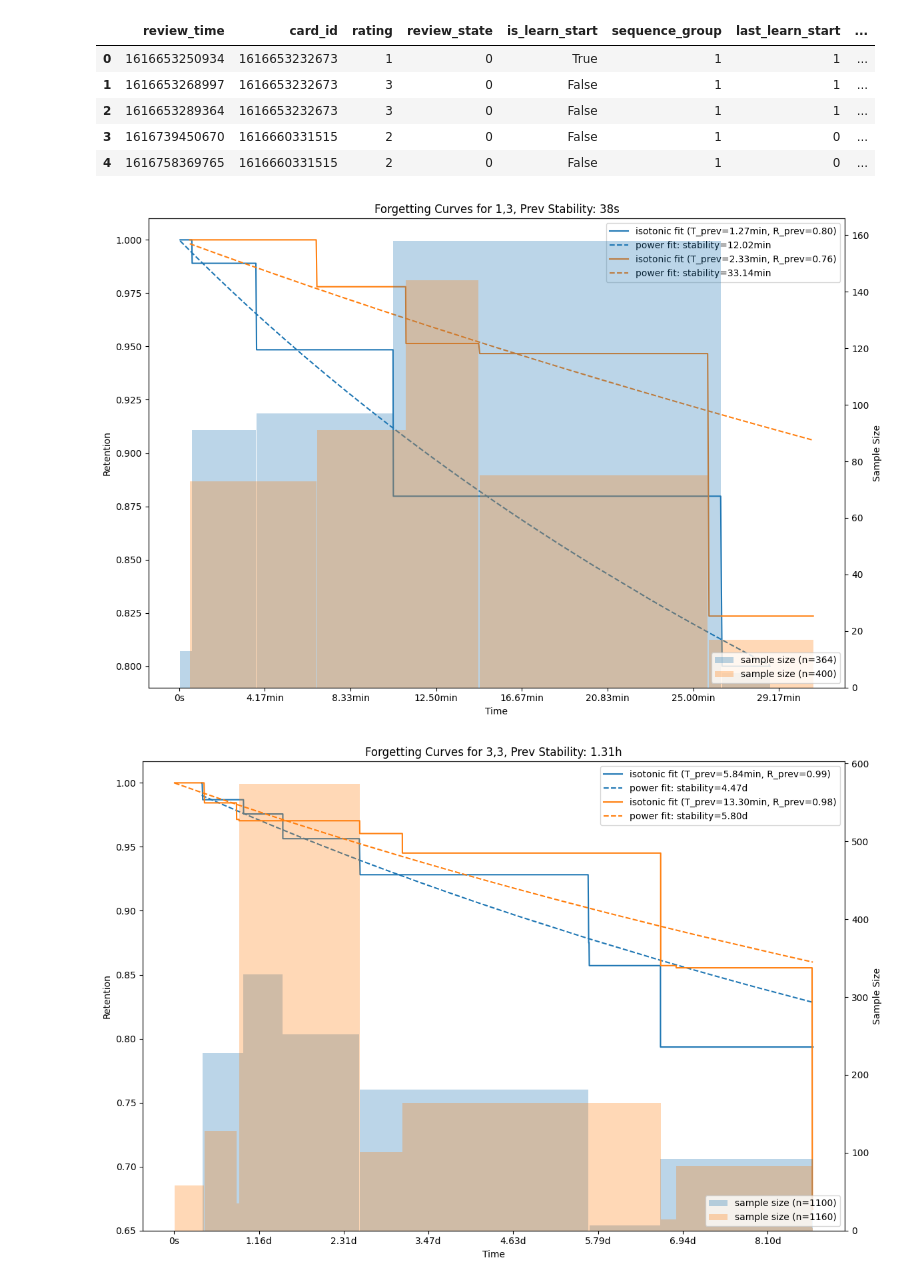
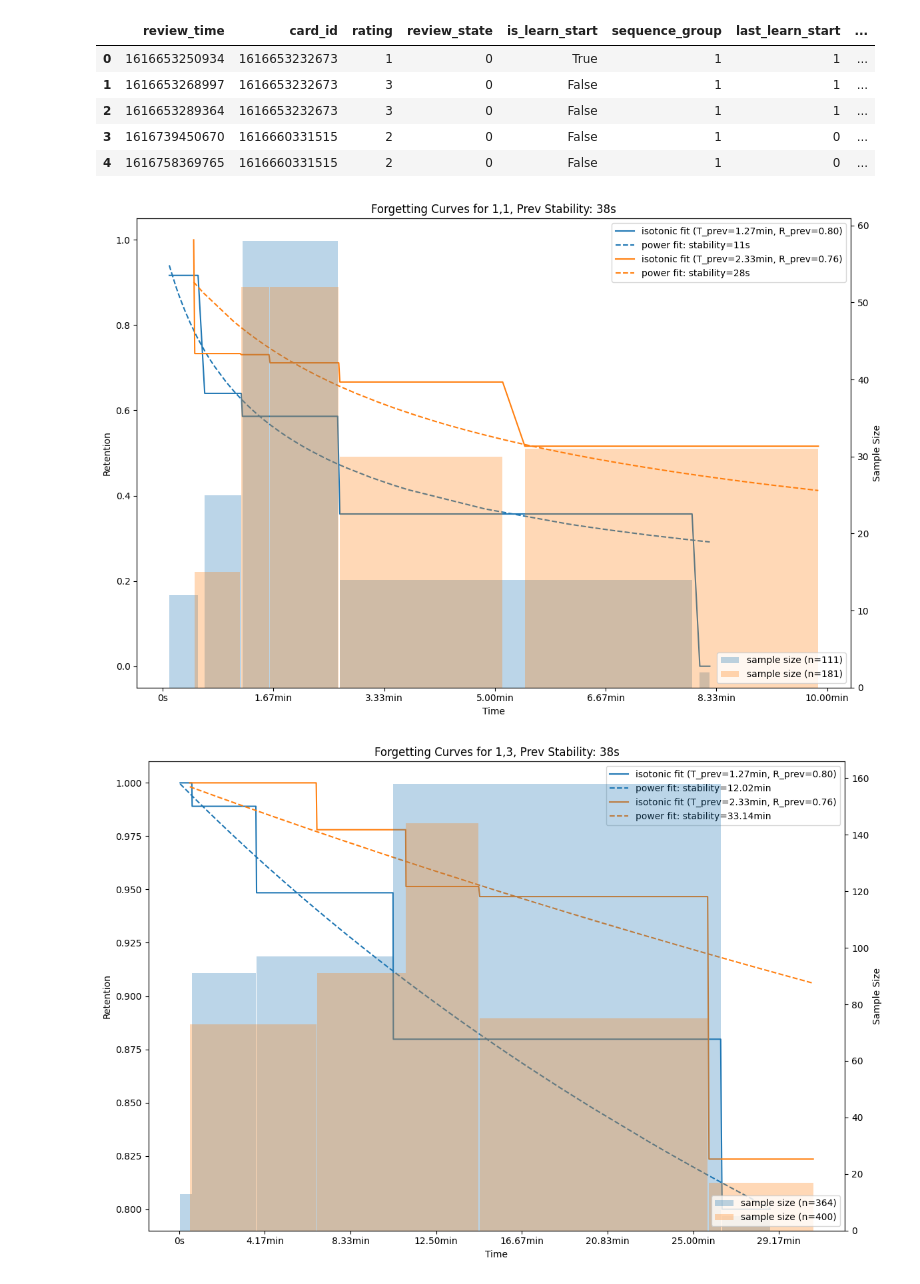
Before and after one commit to open-spaced-repetition/short-term-memory-research, a Jupyter notebook: seq_isotonic.ipynb, the cells around one changed output. Drawn from its saved outputs; the diff is of its cells as text; code cells hidden in the pictures.

```diff
--- a/seq_isotonic.ipynb
+++ b/seq_isotonic.ipynb
@@ -58,7 +58,7 @@ def filter_data(data):
     ]
     return data
 
-r_history_list = ["1,3", "3,3"]
+r_history_list = ["1,1", "1,3", "3,3", "1,3,3"]
 
 
 for r_history in r_history_list:
@@ -107,32 +107,32 @@ for r_history in r_history_list:
         segment_widths = []
         for i in range(len(unique_y_ir)):
             mask = y_ir == unique_y_ir[i]
             segment_counts.append(np.sum(mask))
             segment_x.append(np.min(x[mask]))
             segment_widths.append(np.max(x[mask]) - np.min(x[mask]))
 
         ax2.bar(
             segment_x,
             segment_counts,
             alpha=0.3,
             width=segment_widths,
             color=f"C{idx}",
             label=f"sample size (n={cnt})",
             align="edge",
         )
 
 
     ax1.set_xlabel("Time")
     ax1.set_ylabel("Retention")
     ax2.set_ylabel("Sample Size")
     ax1.legend(loc="upper right")
     ax2.legend(loc="lower right")
     ax1.set_title(f"Forgetting Curves for {r_history}, Prev Stability: {format_time(prev_stability)}")
 
     ax1.xaxis.set_major_formatter(plt.FuncFormatter(format_time))
 
     plt.tight_layout()
     plt.show()
 # %% [output]
-[figure, old version]
+[figure, new version]
-[figure, old version]
+[figure, new version]
```
Also changed, not shown: parts of 1 cell of this notebook.
